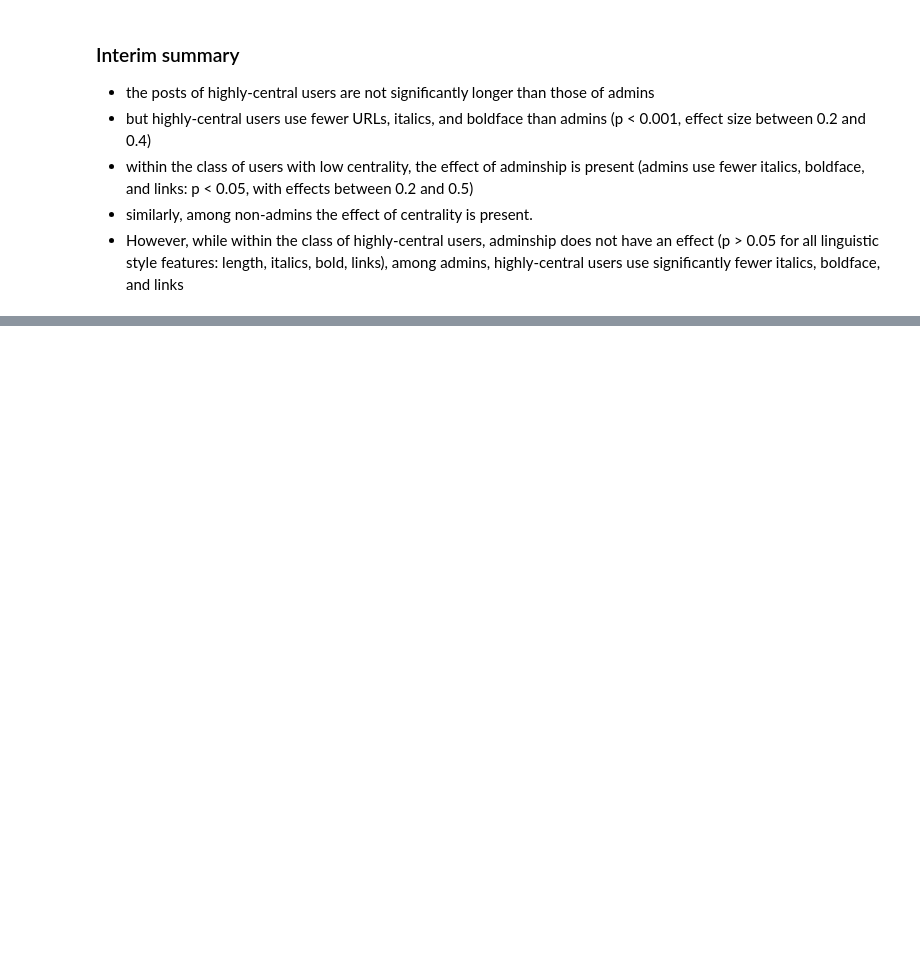
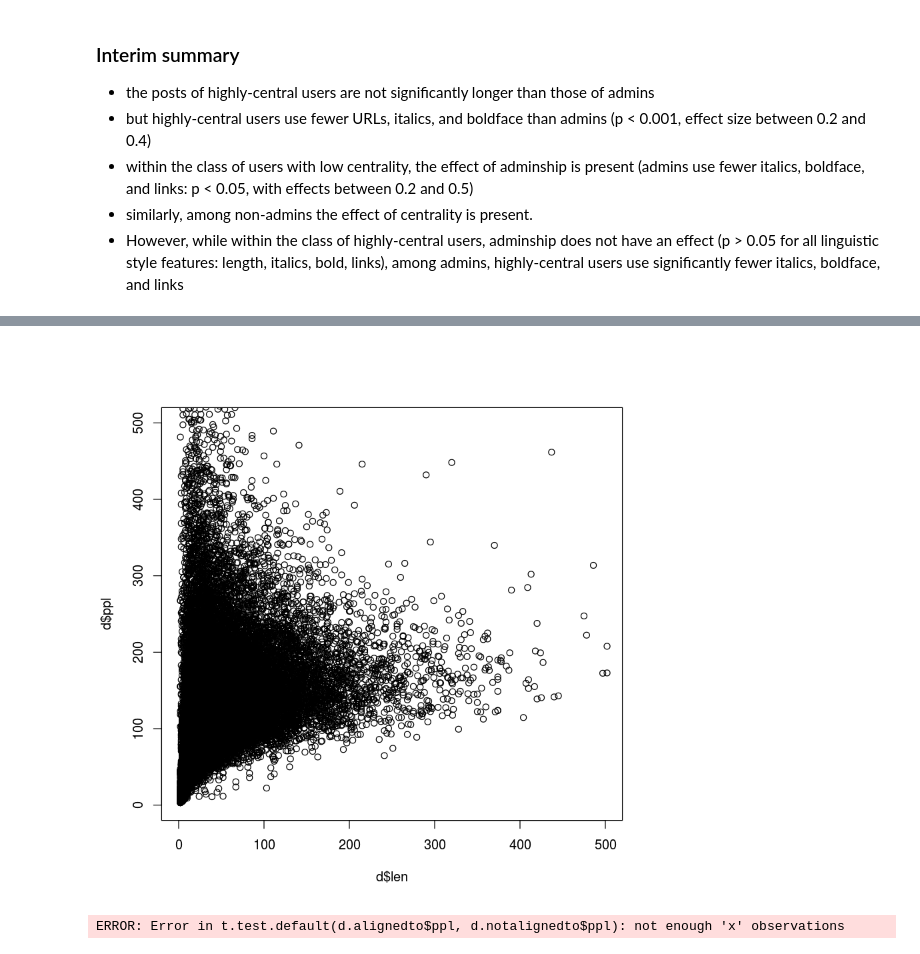
Before and after one commit to winobes/lasn, a Jupyter notebook: code/analysis.ipynb, the cells around one changed output, grey strips where cells are left out. Cells and saved outputs as stored; diff of their text form; code cells hidden in the pictures; blank space fills up the shorter version.

```diff
--- a/code/analysis.ipynb
+++ b/code/analysis.ipynb
@@ -696,3 +696,7 @@ effect size (Cohen's d):  0.4823341
 -  within the class of users with low centrality, the effect of adminship is present (admins use fewer italics, boldface, and links: p < 0.05, with effects between 0.2 and 0.5)
 -  similarly, among non-admins the effect of centrality is present.
 -  However, while within the class of highly-central users, adminship does not have an effect (p > 0.05 for all linguistic style features: length, italics, bold, links), among admins, highly-central users use significantly fewer italics, boldface, and links
+# %%
+d = read.csv("../data/wiki/post_data.csv", header = TRUE)
+library(lsr)
+head(d)
@@ -698,0 +711,4 @@ effect size (Cohen's d):  0.4823341
+# %%
+plot(d$len, d$ppl, ylim=c(0,500), xlim=c(0,500))
+# %% [output]
+[figure, added]
@@ -698,0 +718,5 @@ effect size (Cohen's d):  0.4823341
+# %%
+t.test(d.alignedto$ppl, d.notalignedto$ppl)
+cohensD(d.alignedto$ppl, d.notalignedto$ppl)
+# %% [output]
+ERROR: Error in t.test.default(d.alignedto$ppl, d.notalignedto$ppl): not enough 'x' observations
```
Also changed, not shown: parts of 3 cells of this notebook, 1 other file.
